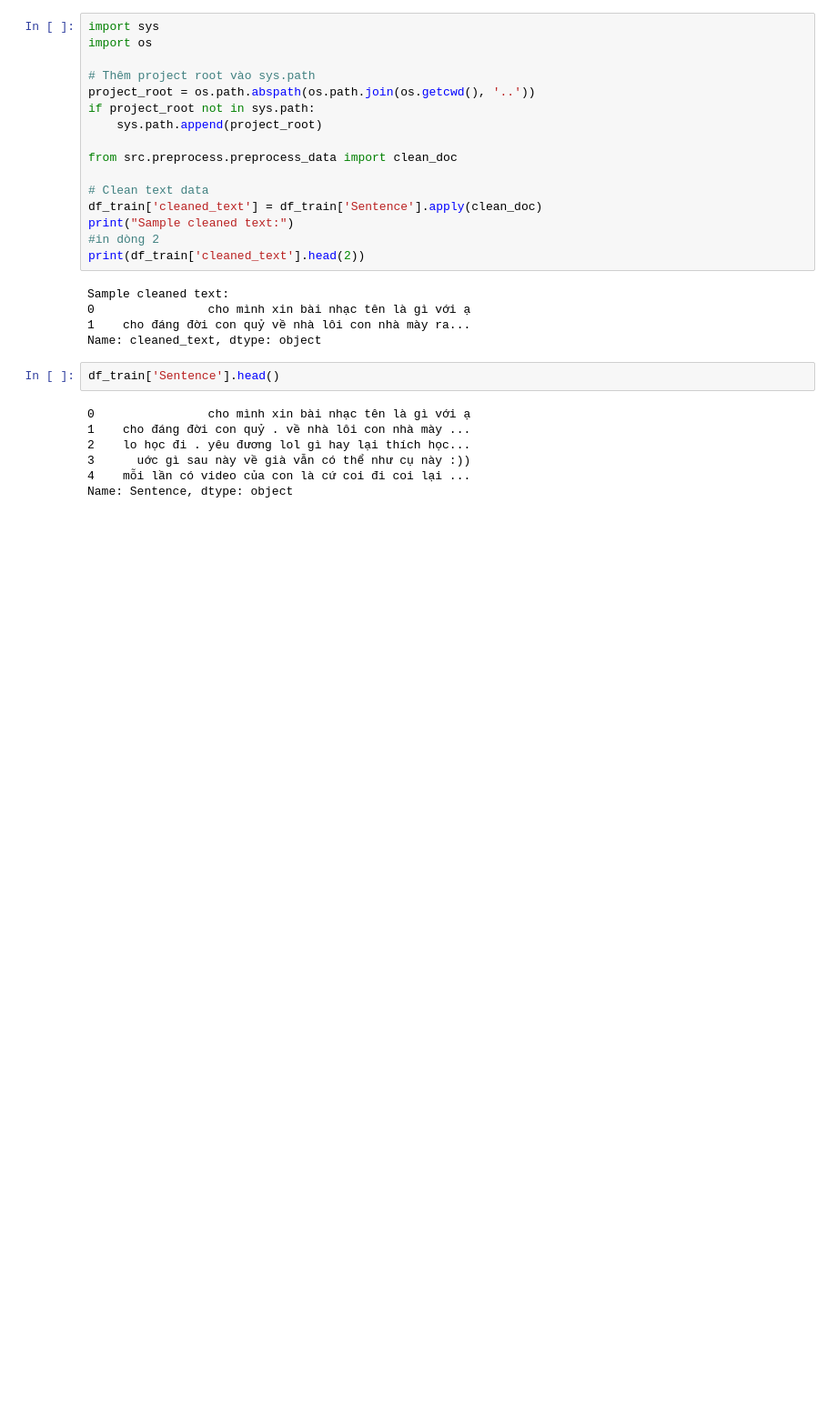
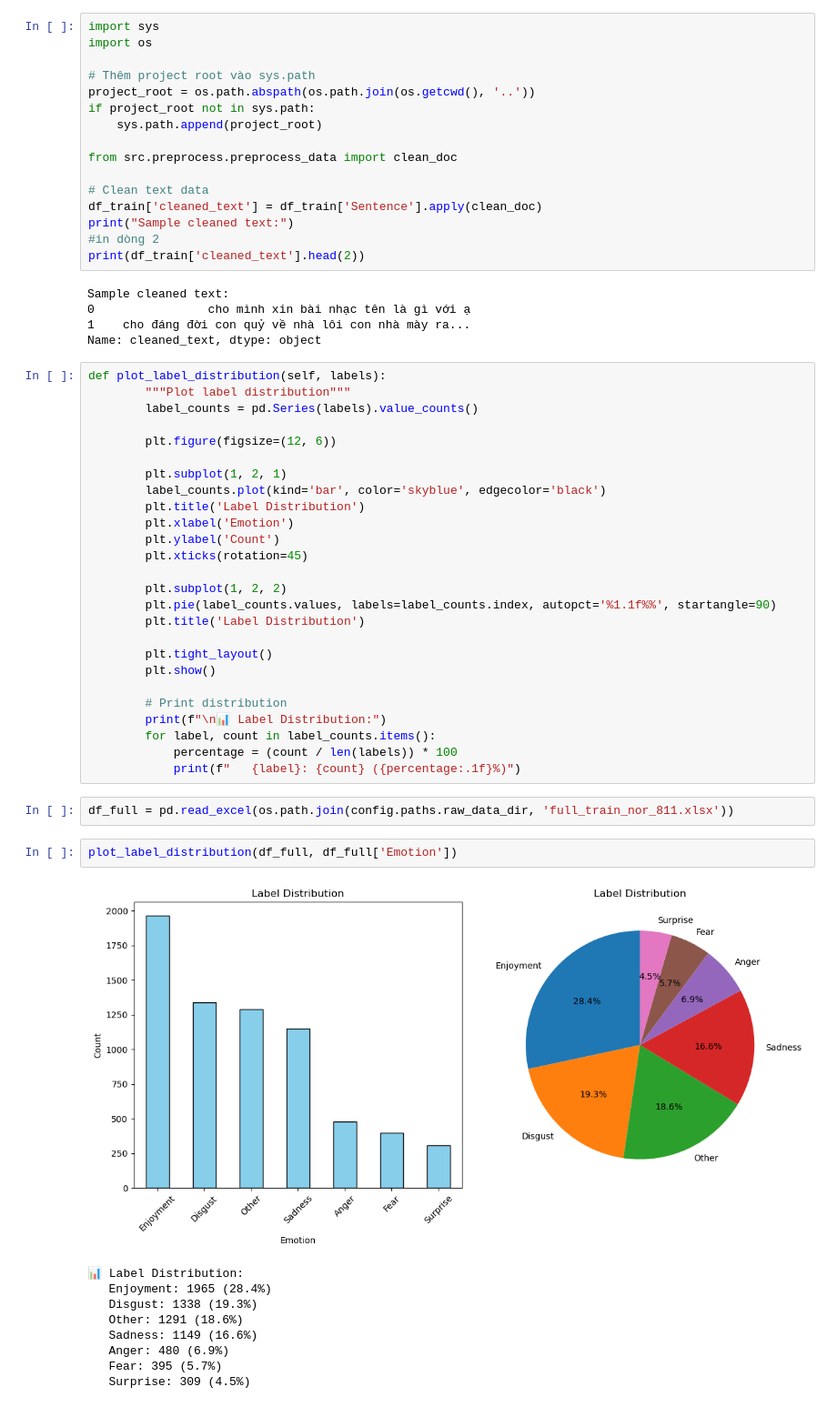
Before and after one commit to NoFun4U-04/Emotions-Analysis, a Jupyter notebook: LSTM-Attention/notebooks/viewRawdata.ipynb, the cells around one changed output. Shown: that part at 91% size. Drawn from its saved outputs; the diff is of its cells as text; blank space fills up the shorter version.

```diff
--- a/LSTM-Attention/notebooks/viewRawdata.ipynb
+++ b/LSTM-Attention/notebooks/viewRawdata.ipynb
@@ -81,11 +81,42 @@ Sample cleaned text:
 1    cho đáng đời con quỷ về nhà lôi con nhà mày ra...
 Name: cleaned_text, dtype: object
 # %%
-df_train['Sentence'].head()
+def plot_label_distribution(self, labels):
+        """Plot label distribution"""
+        label_counts = pd.Series(labels).value_counts()
+
+        plt.figure(figsize=(12, 6))
+
+        plt.subplot(1, 2, 1)
+        label_counts.plot(kind='bar', color='skyblue', edgecolor='black')
+        plt.title('Label Distribution')
+        plt.xlabel('Emotion')
+        plt.ylabel('Count')
+        plt.xticks(rotation=45)
+
+        plt.subplot(1, 2, 2)
+        plt.pie(label_counts.values, labels=label_counts.index, autopct='%1.1f%%', startangle=90)
+        plt.title('Label Distribution')
+
+        plt.tight_layout()
+        plt.show()
+
+        # Print distribution
+        print(f"\n📊 Label Distribution:")
+        for label, count in label_counts.items():
+            percentage = (count / len(labels)) * 100
+            print(f"   {label}: {count} ({percentage:.1f}%)")
-# %% [output]
-0                cho mình xin bài nhạc tên là gì với ạ
-1    cho đáng đời con quỷ . về nhà lôi con nhà mày ...
-2    lo học đi . yêu đương lol gì hay lại thích học...
-3      uớc gì sau này về già vẫn có thể như cụ này :))
-4    mỗi lần có video của con là cứ coi đi coi lại ...
-Name: Sentence, dtype: object
+# %%
+df_full = pd.read_excel(os.path.join(config.paths.raw_data_dir, 'full_train_nor_811.xlsx'))
+# %%
+plot_label_distribution(df_full, df_full['Emotion'])
+# %% [output]
+[figure, added]
+📊 Label Distribution:
+   Enjoyment: 1965 (28.4%)
+   Disgust: 1338 (19.3%)
+   Other: 1291 (18.6%)
+   Sadness: 1149 (16.6%)
+   Anger: 480 (6.9%)
+   Fear: 395 (5.7%)
+   Surprise: 309 (4.5%)
```
Also changed, not shown: parts of 1 cell of this notebook, 11 other files.
